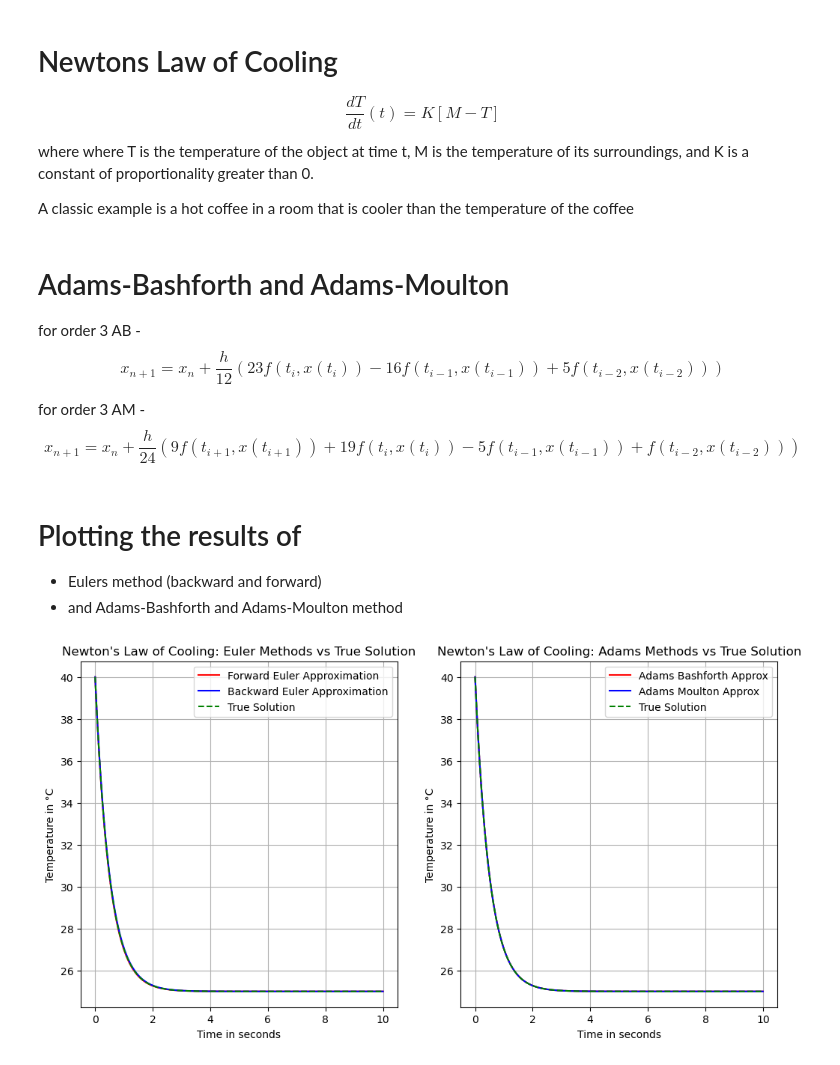
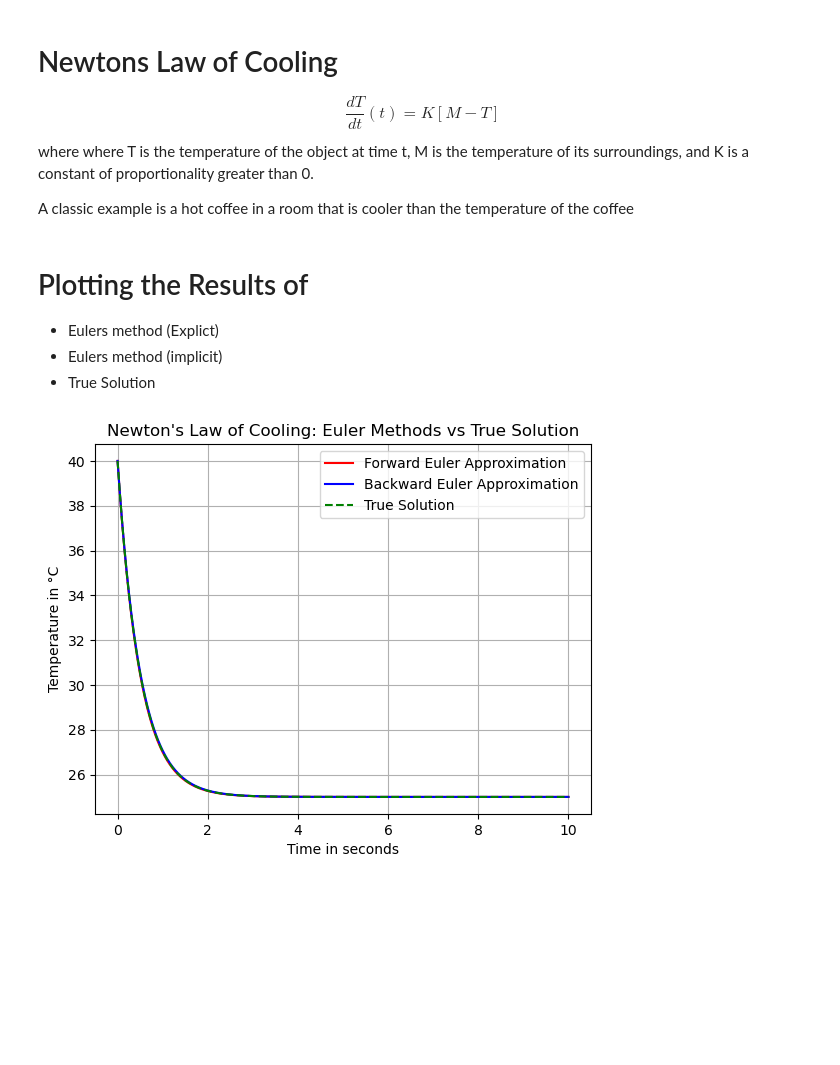
Before and after one commit to reese-karo/104-Series-UCSB, a Jupyter notebook: CP2/CP2_ODE.ipynb, the cells around one changed output. Cells and saved outputs as stored; diff of their text form; code cells hidden in the pictures; blank space fills up the shorter version.

```diff
--- a/CP2/CP2_ODE.ipynb
+++ b/CP2/CP2_ODE.ipynb
@@ -88,14 +88,3 @@ h = 0.01 # Time step
 # Approximating using both methods
 approx_temps_backward = euler_method(Newton_cool, 'backward', T0, M, K, TT, h)
 approx_temps_forward = euler_method(Newton_cool, 'forward', T0, M, K, TT, h)
-# %% [markdown]
-# Adams-Bashforth and Adams-Moulton
-for order 3 AB -
-$$
-x_{n+1} = x_n + \frac{h}{12} (23f(t_i,x(t_i)) - 16f(t_{i-1},x(t_{i-1})) + 5f(t_{i-2},x(t_{i-2})))
-$$
-
-for order 3 AM -
-$$
-x_{n+1} = x_n + \frac{h}{24} (9f(t_{i+1},x(t_{i+1})) + 19f(t_{i},x(t_{i})) - 5f(t_{i-1},x(t_{i-1})) + f(t_{i-2}, x(t_{i-2})))
-$$
@@ -163,39 +91,30 @@ approx_temps_am = AM4(Newton_cool, T0, M, K, TT, h)
 # %% [markdown]
-# Plotting the results of
-- Eulers method (backward and forward)
-- and Adams-Bashforth and Adams-Moulton method
+# Plotting the Results of
+- Eulers method (Explict)
+- Eulers method (implicit)
+- True Solution
 # %%
 import numpy as np
 import matplotlib.pyplot as plt
 
 t = np.linspace(0, TT, len(approx_temps_forward))
 
 # Generate true solution data
 true_solution = true_sol(T0, M, K, t)
 
 # Plotting
-fig, ax = plt.subplots(1, 2, figsize=(12, 6))
+fig= plt.plot(figsize=(18, 10))
 
-# First subplot
-ax[0].plot(t, approx_temps_forward, color="red", label='Forward Euler Approximation')
-ax[0].plot(t, approx_temps_backward, color='blue', label='Backward Euler Approximation')
-ax[0].plot(t, true_solution, color='green', linestyle='dashed', label='True Solution')
-ax[0].set_xlabel('Time in seconds')
-ax[0].set_ylabel('Temperature in °C')
-ax[0].set_title('Newton\'s Law of Cooling: Euler Methods vs True Solution')
-ax[0].legend()
-ax[0].grid(True)
 
-# Second subplot
-ax[1].plot(t, approx_temps_ab, color = "red", label = "Adams Bashforth Approx")
-ax[1].plot(t, approx_temps_am, color = "blue", label = "Adams Moulton Approx")
-ax[1].plot(t, true_solution, color = "green", linestyle = 'dashed', label = 'True Solution')
-ax[1].set_xlabel('Time in seconds')
-ax[1].set_ylabel('Temperature in °C')
-ax[1].set_title('Newton\'s Law of Cooling: Adams Methods vs True Solution')
-ax[1].legend()
-ax[1].grid(True)
+plt.plot(t, approx_temps_forward, color="red", label='Forward Euler Approximation')
+plt.plot(t, approx_temps_backward, color='blue', label='Backward Euler Approximation')
+plt.plot(t, true_solution, color='green', linestyle='dashed', label='True Solution')
+plt.xlabel('Time in seconds')
+plt.ylabel('Temperature in °C')
+plt.title('Newton\'s Law of Cooling: Euler Methods vs True Solution')
+plt.legend()
+plt.grid(True)
 
 plt.show()
 # %% [output]
-[figure, old version]
+[figure, new version]
```
Also changed, not shown: parts of 1 cell of this notebook, 1 other file.
